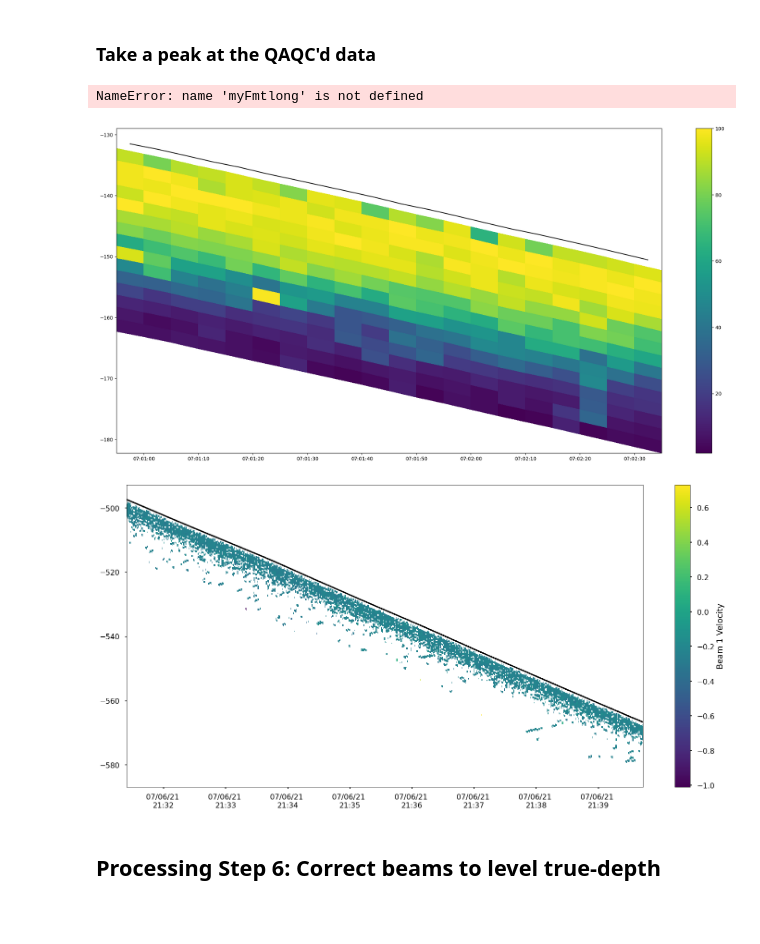
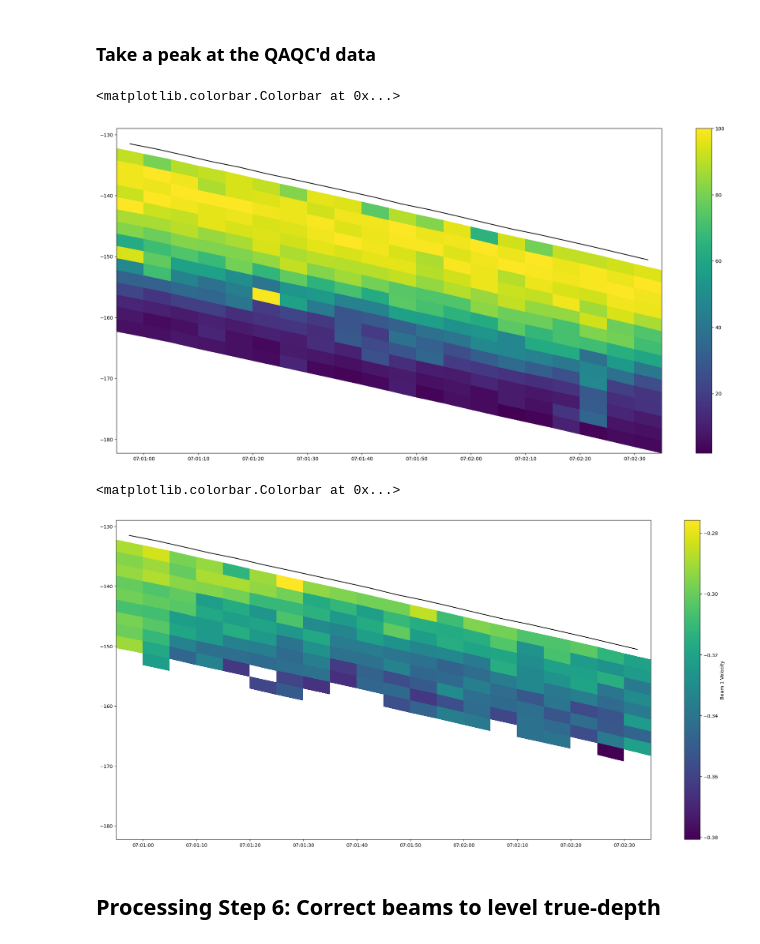
Before and after one commit to JGradone/Slocum-AD2CP, a Jupyter notebook: notebooks/01_Slocum_AD2CP_Testing_and_Data_Exploration.ipynb, the cells around one changed output. Saved outputs shown, nothing was run; the diff lists cells and outputs as text; code cells hidden in the pictures; blank space fills up the shorter version.

```diff
--- a/notebooks/01_Slocum_AD2CP_Testing_and_Data_Exploration.ipynb
+++ b/notebooks/01_Slocum_AD2CP_Testing_and_Data_Exploration.ipynb
@@ -262,26 +276,25 @@ plt.pcolormesh(x[:,start_ind:end_ind],-by[:,start_ind:end_ind],subset_ad2cp['Cor
 plt.plot(subset_ad2cp['time'][start_ind:end_ind],-subset_ad2cp['Pressure'][start_ind:end_ind],'k')
 plt.colorbar()
 #plt.colorbar(label='Beam 1 Correlation')
-plt.gca().xaxis.set_major_formatter(myFmtlong)
 # %% [output]
-NameError: name 'myFmtlong' is not defined
+<matplotlib.colorbar.Colorbar at 0x...>
 [figure]
 # %%
 [x,y]=np.meshgrid(subset_ad2cp['time'],subset_ad2cp['VelocityRange'])
 [bdepth,bbins]=np.meshgrid(subset_ad2cp['Pressure'],subset_ad2cp['VelocityRange'])
 
 by=bdepth+bbins
 
-start_ind = 12000
-end_ind   = 14000
+start_ind = 120
+end_ind   = 140
 
 fig = plt.figure(figsize=(25,12))
 plt.pcolormesh(x[:,start_ind:end_ind],-by[:,start_ind:end_ind],subset_ad2cp['VelocityBeam1'][:,start_ind:end_ind])
 plt.plot(subset_ad2cp['time'][start_ind:end_ind],-subset_ad2cp['Pressure'][start_ind:end_ind],'k')
 plt.colorbar(label='Beam 1 Velocity')
-plt.gca().xaxis.set_major_formatter(myFmtlong)
 # %% [output]
+<matplotlib.colorbar.Colorbar at 0x...>
-[figure, old version]
+[figure, new version]
 # %% [markdown]
 ## Processing Step 6: Correct beams to level true-depth
 # %%
```
Also changed, not shown: parts of 4 cells of this notebook, 1 other file.
